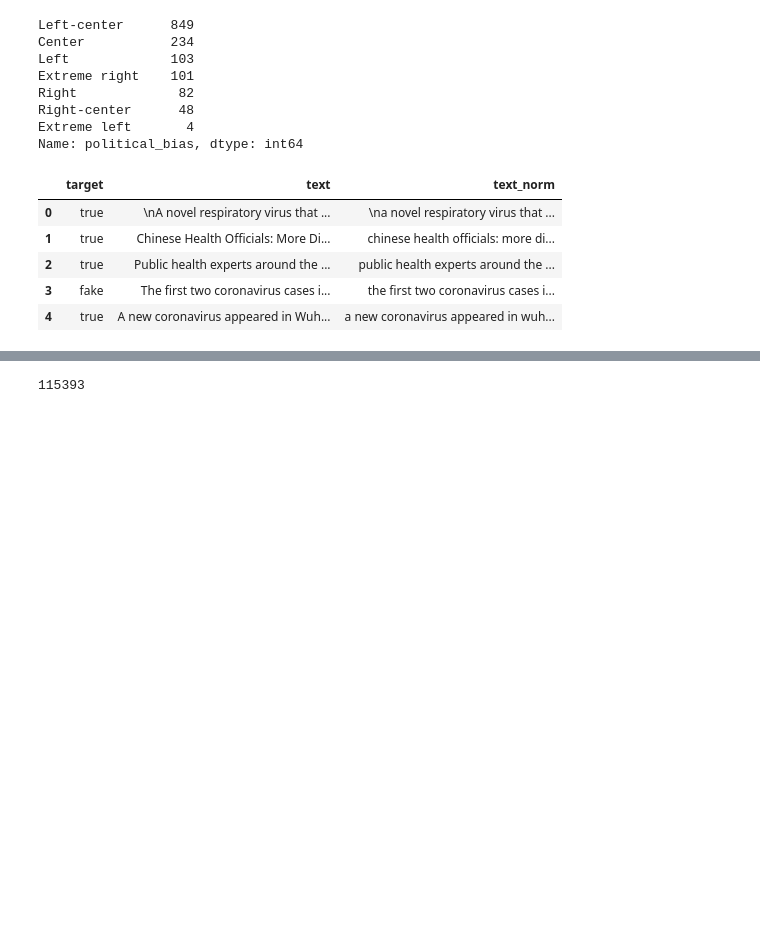
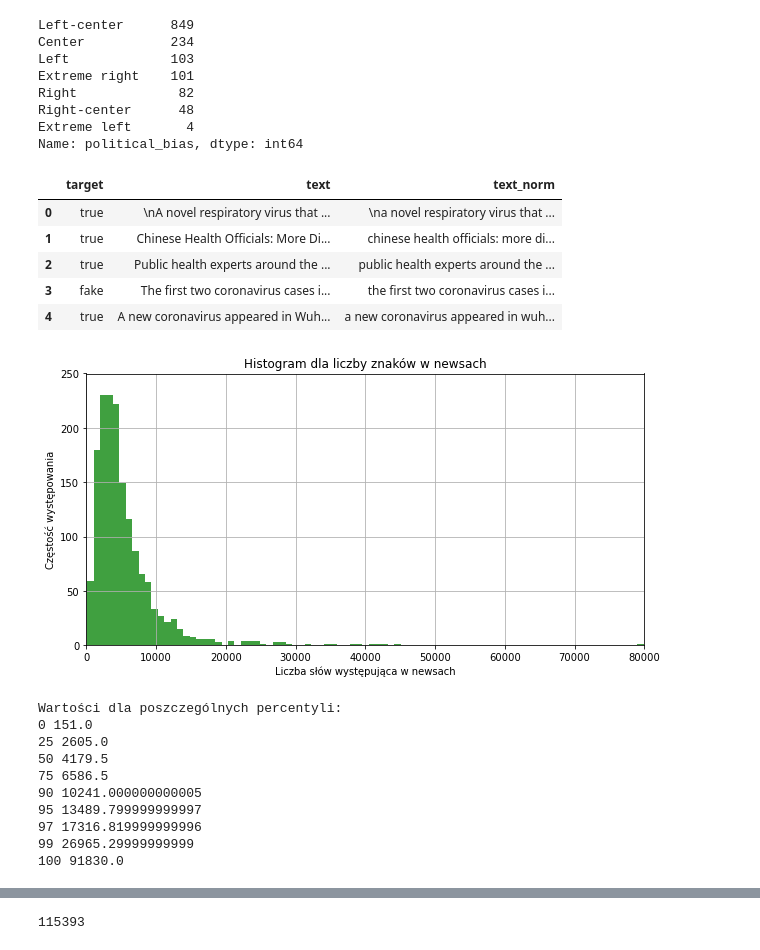
Before and after one commit to miserableFrog/fake-news-covid-19, a Jupyter notebook: recovery_data.ipynb, the cells around one changed output, grey strips where cells are left out. Saved outputs shown, nothing was run; the diff lists cells and outputs as text; code cells hidden in the pictures; blank space fills up the shorter version.

```diff
--- a/recovery_data.ipynb
+++ b/recovery_data.ipynb
@@ -141,3 +143,32 @@ df.head(5)
 | 2 | true | Public health experts around the ... | public health experts around the ... |
 | 3 | fake | The first two coronavirus cases i... | the first two coronavirus cases i... |
 | 4 | true | A new coronavirus appeared in Wuh... | a new coronavirus appeared in wuh... |
+# %%
+# Warto sprawdzić jak długie wiadomości występują w całym korpusie.
+# Najlepiej wypisać percentyle oraz skorzystać z pomocy histogramu.
+
+plt.figure(figsize=(10, 5))
+x = df['text_len']
+n, bins, patches = plt.hist(x, 100, facecolor='g', alpha=0.75)
+plt.axis([0, 80000, 0, 250])
+plt.grid(True)
+plt.xlabel('Liczba słów występująca w newsach')
+plt.ylabel('Częstość występowania')
+plt.title('Histogram dla liczby znaków w newsach')
+plt.show()
+
+print("Wartości dla poszczególnych percentyli:")
+for percentile in [0, 25, 50, 75, 90, 95, 97, 99, 100]:
+    print(percentile, np.percentile(df['text_len'], percentile))
+# %% [output]
+[figure, added]
+Wartości dla poszczególnych percentyli:
+0 151.0
+25 2605.0
+50 4179.5
+75 6586.5
+90 10241.000000000005
+95 13489.799999999997
+97 17316.819999999996
+99 26965.29999999999
+100 91830.0
```
Also changed, not shown: parts of 11 cells of this notebook, 1 other file.
